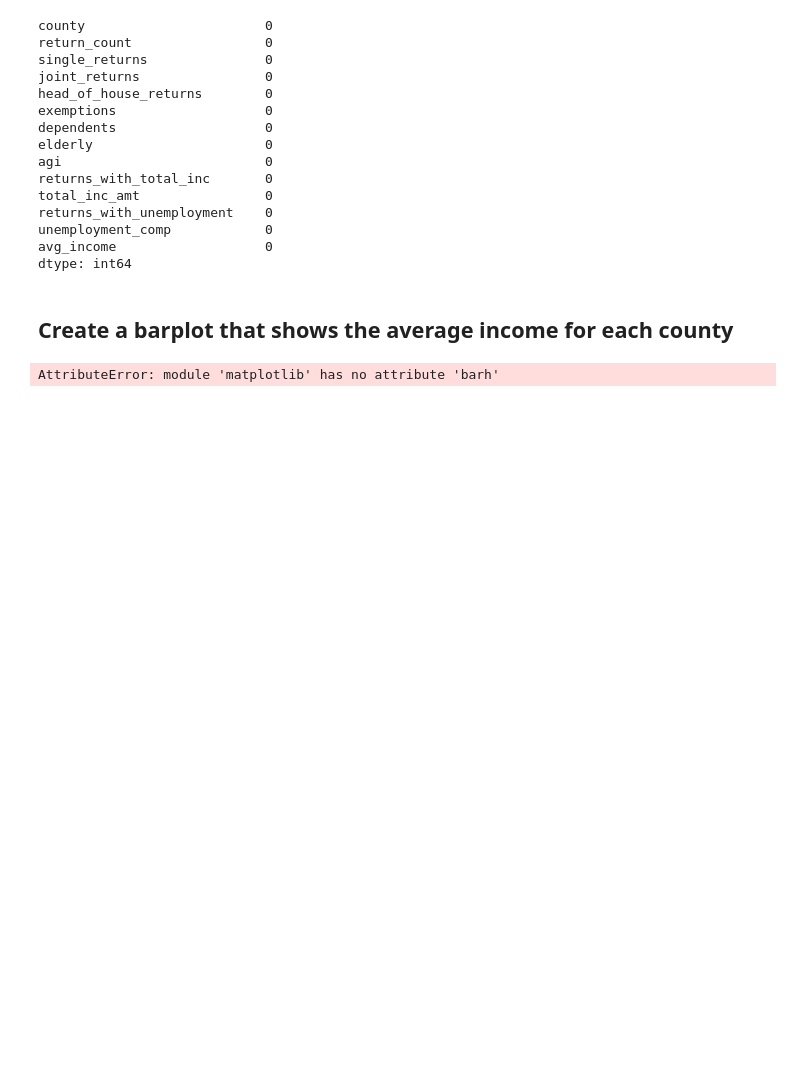
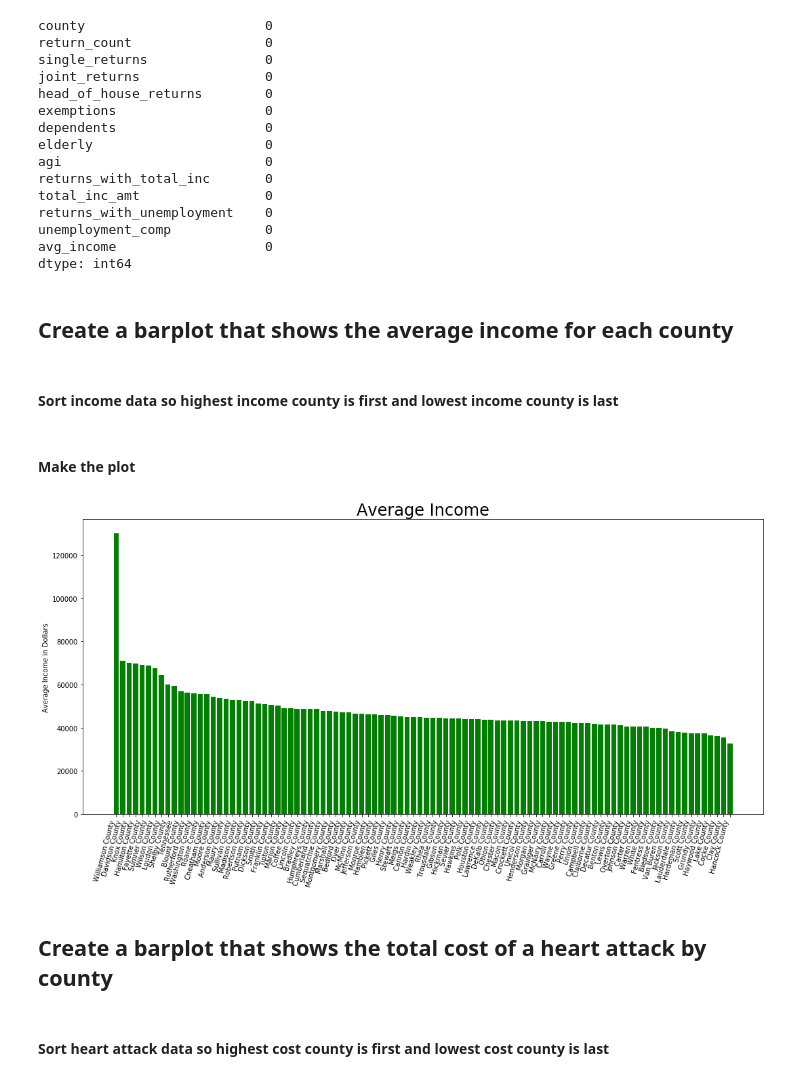
Before and after one commit to meadm/vanderbilt-data-essentials-cohort-2, a Jupyter notebook: Jupyter_notebooks/Main_notebook.ipynb, the cells around one changed output. Saved outputs shown, nothing was run; the diff lists cells and outputs as text; code cells hidden in the pictures; blank space fills up the shorter version.

```diff
--- a/Jupyter_notebooks/Main_notebook.ipynb
+++ b/Jupyter_notebooks/Main_notebook.ipynb
@@ -360,7 +360,7 @@ for index, row_values in income_county_agg.iterrows():
     #Store the row's total income in a variable called `income`. Remember to multiply total income by 1000 before storing it in order to get the actual amount.
     income = row_values.total_inc_amt * 1000
     #Store each row's `return_count` in a variable called `count`
-    count = row_values.return_count
+    count = row_values.returns_with_total_inc
     #divide `income` by `count`, round it to the nearest whole number, and `append` it to `avg_inc_list`.
     avg_inc_list.append(round(income/count))
 # %% [markdown]
@@ -487,4 +488,18 @@ import matplotlib as plt
-# %%
-plt.barh('county', 'count', data=income_county_agg);
-# %% [output]
-AttributeError: module 'matplotlib' has no attribute 'barh'
+# %% [markdown]
+ #### Sort income data so highest income county is first and lowest income county is last
+# %%
+income_county_agg_sort = income_county_agg.sort_values('avg_income', ascending = False)
+# %% [markdown]
+ #### Make the plot
+# %%
+plt.figure(figsize = (18, 8))
+plt.bar('county', 'avg_income', data=income_county_agg_sort, color="green")
+plt.xticks(rotation = 75, ha = 'right')
+plt.ylabel('Average Income in Dollars')
+plt.title('Average Income', fontsize=24);
+# %% [output]
+[figure, added]
+# %% [markdown]
+ ## Create a barplot that shows the total cost of a heart attack by county
+# %% [markdown]
+ #### Sort heart attack data so highest cost county is first and lowest cost county is last
```
Also changed, not shown: parts of 22 cells of this notebook, 5 other files.
